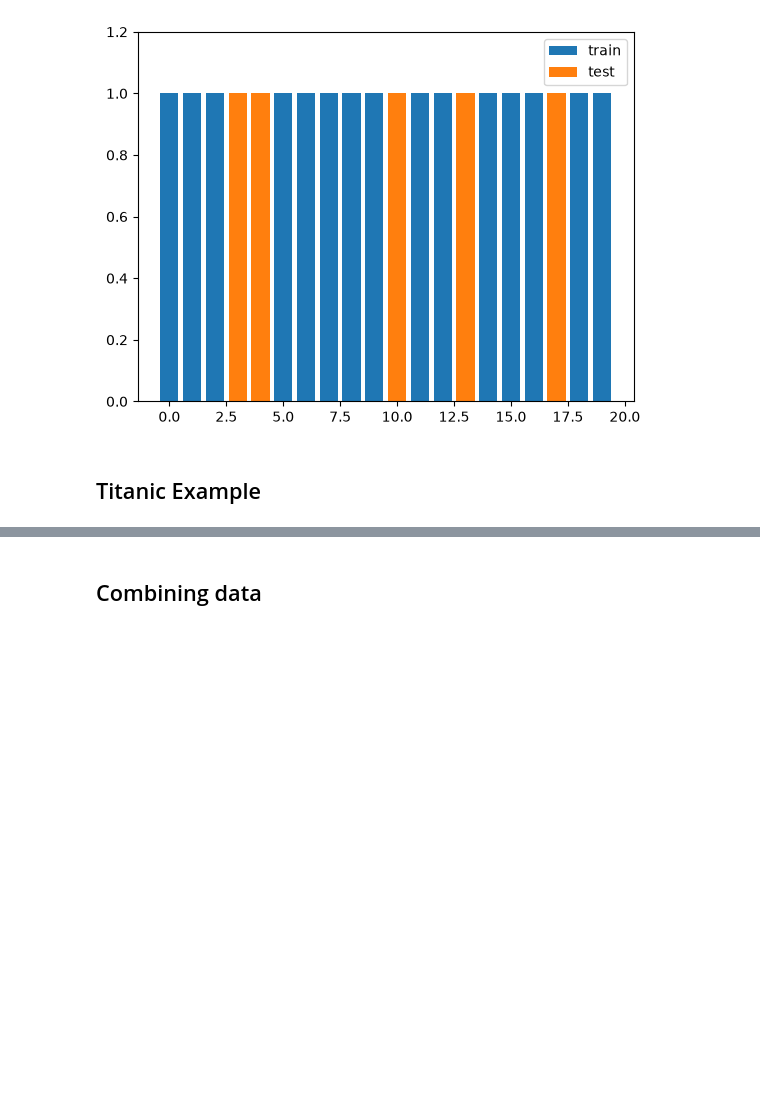
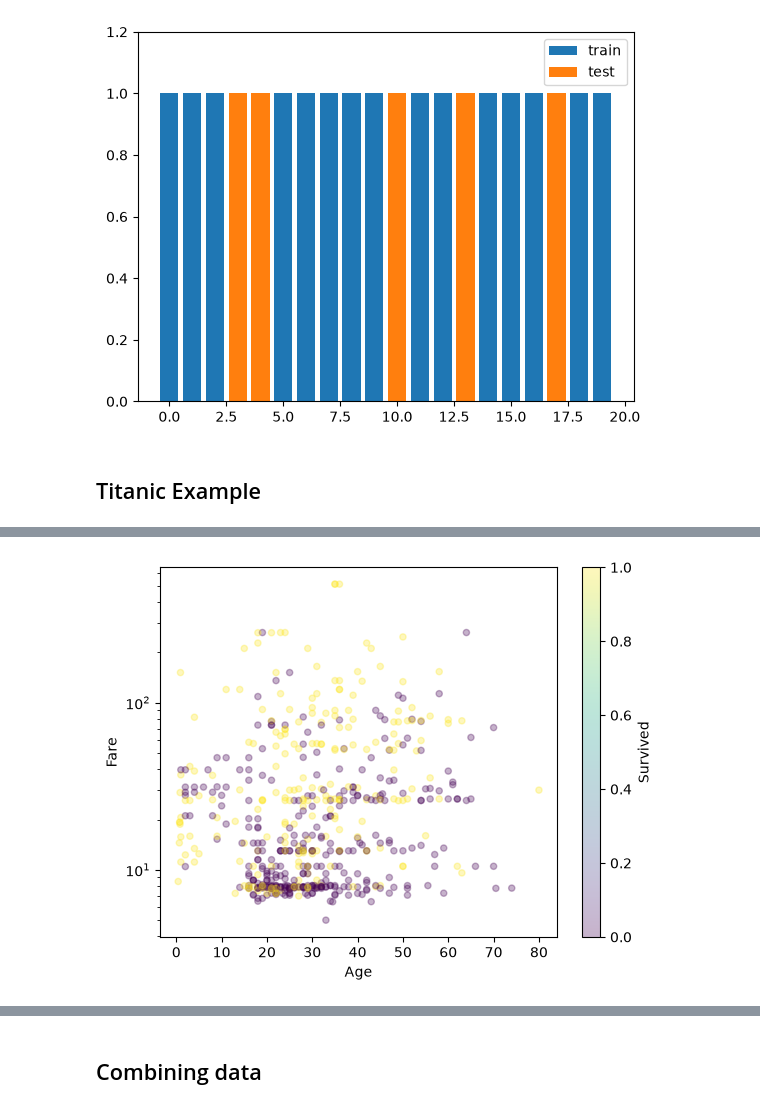
Before and after one commit to mru-data3464/f26, a Jupyter notebook: demo_code/06_splitting_combining/splitting_combining_demo.ipynb, the cells around one changed output, grey strips where cells are left out. Drawn from its saved outputs; the diff is of its cells as text; code cells hidden in the pictures; blank space fills up the shorter version.

```diff
--- a/demo_code/06_splitting_combining/splitting_combining_demo.ipynb
+++ b/demo_code/06_splitting_combining/splitting_combining_demo.ipynb
@@ -120,4 +151,4 @@ print(td_test["Sex"].value_counts() / len(td_test))
 # %%
 # Splitting the data - stratified sample
 # Want to make sure equal ratios of sex in train and test
-# TODO: split with stratification
+td_train, td_test = train_test_split(td, test_size=0.2, random_state=1234, stratify=td[["Survived", "Sex"]])
@@ -128,6 +174,10 @@ ax = td_train.plot.scatter(x="Age", y="Fare", c="Survived", cmap="viridis", alph
 # %%
 # maybe a log scale would help?
 # TODO: set_yscale to log
+ax = td_train.plot.scatter(x="Age", y="Fare", c="Survived", cmap="viridis", alpha=0.3)
+ax.set_yscale("log")
+# %% [output]
+[figure, added]
 # %%
 # box plots
 ax = td_train.boxplot(by="Survived", column="Fare")
```
Also changed, not shown: parts of 13 cells of this notebook, 1 other file.
